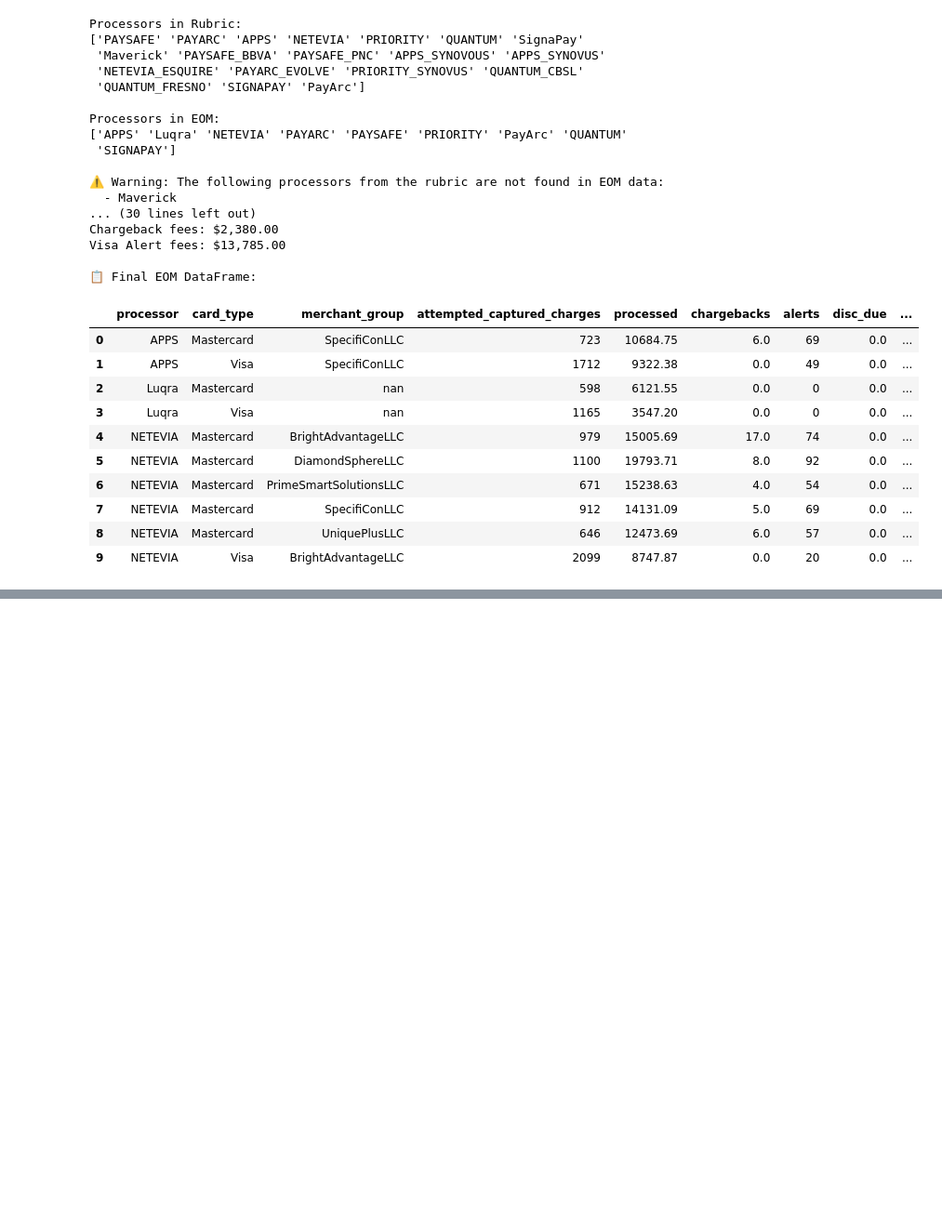
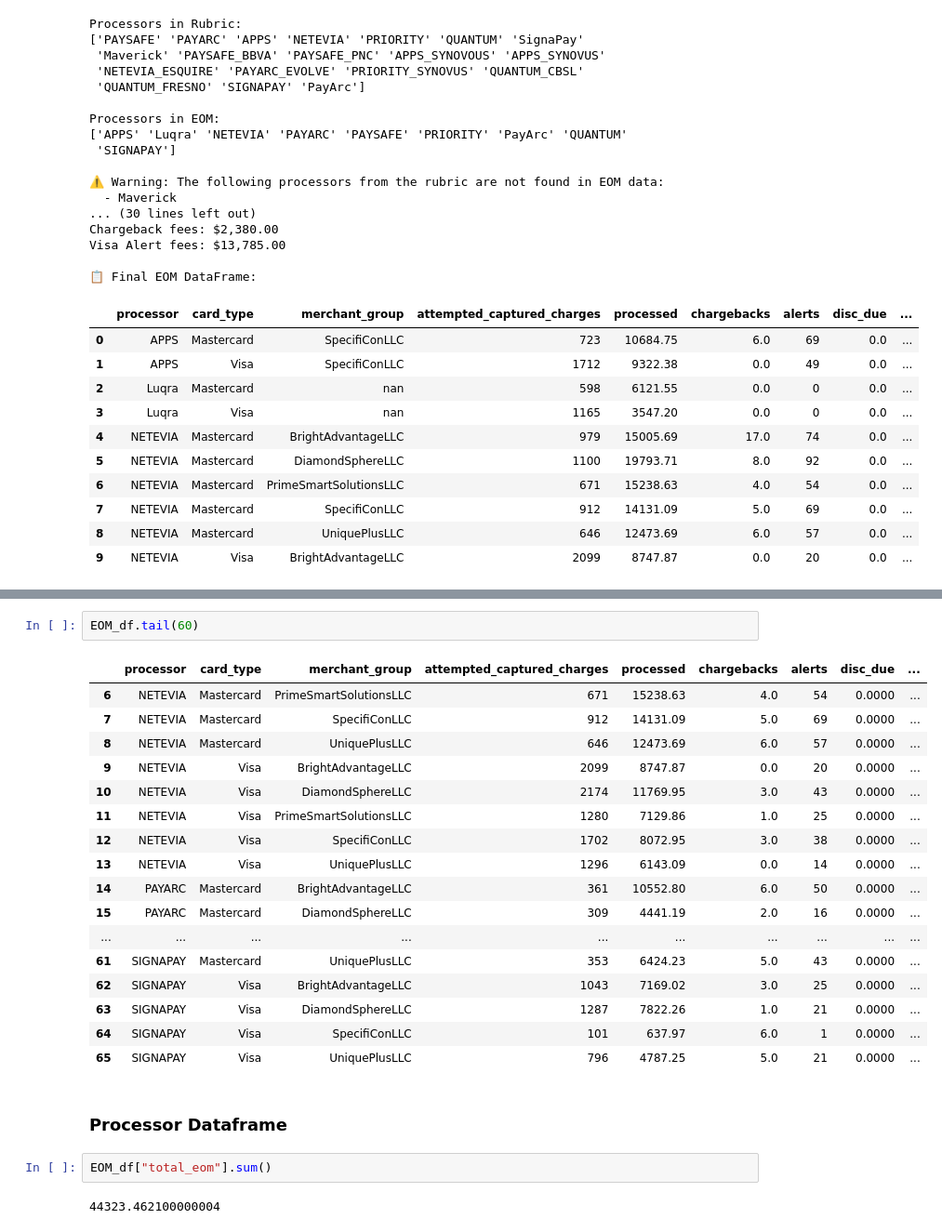
Before and after one commit to pythonistax/Goldfinger, a Jupyter notebook: GF_Project_3.ipynb, the cells around one changed output, grey strips where cells are left out. Shown: that part at 93% size. Drawn from its saved outputs; the diff is of its cells as text; blank space fills up the shorter version.

```diff
--- a/GF_Project_3.ipynb
+++ b/GF_Project_3.ipynb
@@ -441,0 +530,26 @@ EOM_df
+# %%
+EOM_df.tail(60)
+# %% [output]
+|  | processor | card_type | merchant_group | attempted_captured_charges | processed | chargebacks | alerts | disc_due | ... |
+| 6 | NETEVIA | Mastercard | PrimeSmartSolutionsLLC | 671 | 15238.63 | 4.0 | 54 | 0.0000 | ... |
+| 7 | NETEVIA | Mastercard | SpecifiConLLC | 912 | 14131.09 | 5.0 | 69 | 0.0000 | ... |
+| 8 | NETEVIA | Mastercard | UniquePlusLLC | 646 | 12473.69 | 6.0 | 57 | 0.0000 | ... |
+| 9 | NETEVIA | Visa | BrightAdvantageLLC | 2099 | 8747.87 | 0.0 | 20 | 0.0000 | ... |
+| 10 | NETEVIA | Visa | DiamondSphereLLC | 2174 | 11769.95 | 3.0 | 43 | 0.0000 | ... |
+| 11 | NETEVIA | Visa | PrimeSmartSolutionsLLC | 1280 | 7129.86 | 1.0 | 25 | 0.0000 | ... |
+| 12 | NETEVIA | Visa | SpecifiConLLC | 1702 | 8072.95 | 3.0 | 38 | 0.0000 | ... |
+| 13 | NETEVIA | Visa | UniquePlusLLC | 1296 | 6143.09 | 0.0 | 14 | 0.0000 | ... |
+| 14 | PAYARC | Mastercard | BrightAdvantageLLC | 361 | 10552.80 | 6.0 | 50 | 0.0000 | ... |
+| 15 | PAYARC | Mastercard | DiamondSphereLLC | 309 | 4441.19 | 2.0 | 16 | 0.0000 | ... |
+| ... | ... | ... | ... | ... | ... | ... | ... | ... | ... |
+| 61 | SIGNAPAY | Mastercard | UniquePlusLLC | 353 | 6424.23 | 5.0 | 43 | 0.0000 | ... |
+| 62 | SIGNAPAY | Visa | BrightAdvantageLLC | 1043 | 7169.02 | 3.0 | 25 | 0.0000 | ... |
+| 63 | SIGNAPAY | Visa | DiamondSphereLLC | 1287 | 7822.26 | 1.0 | 21 | 0.0000 | ... |
+| 64 | SIGNAPAY | Visa | SpecifiConLLC | 101 | 637.97 | 6.0 | 1 | 0.0000 | ... |
+| 65 | SIGNAPAY | Visa | UniquePlusLLC | 796 | 4787.25 | 5.0 | 21 | 0.0000 | ... |
+# %% [markdown]
+### Processor Dataframe
+# %%
+EOM_df["total_eom"].sum()
+# %% [output]
+44323.462100000004
```
Also changed, not shown: parts of 12 cells of this notebook, 3 other files.
